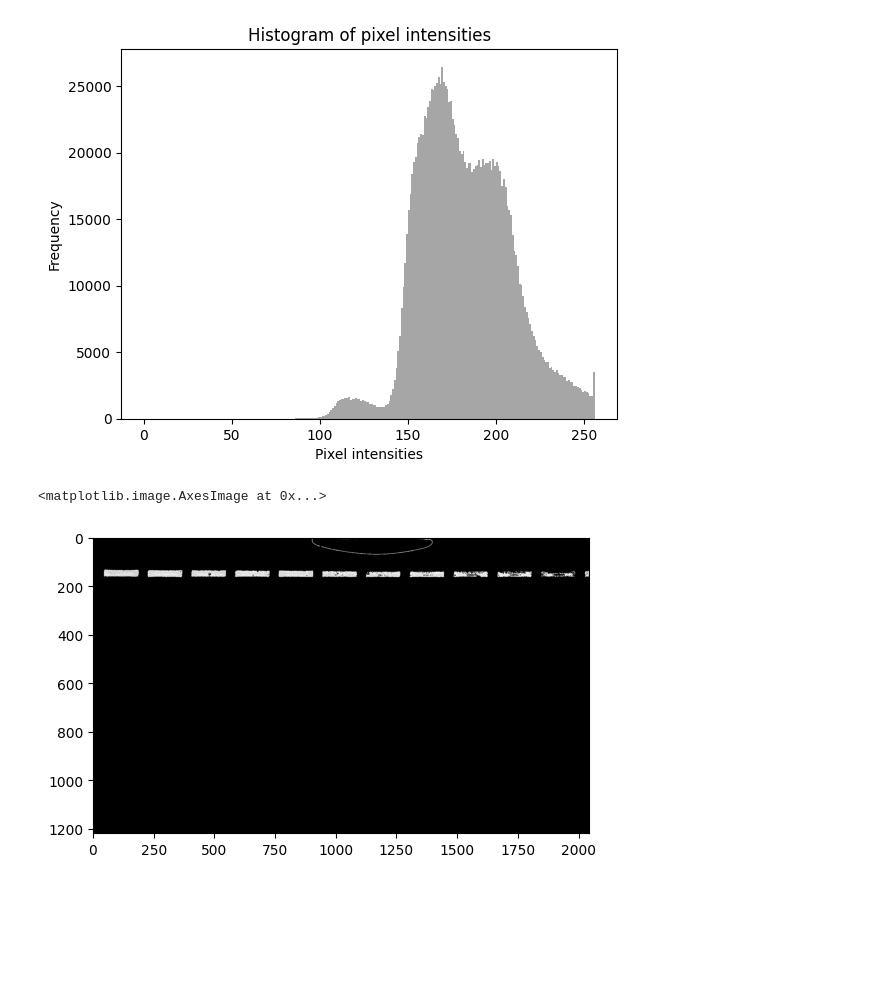
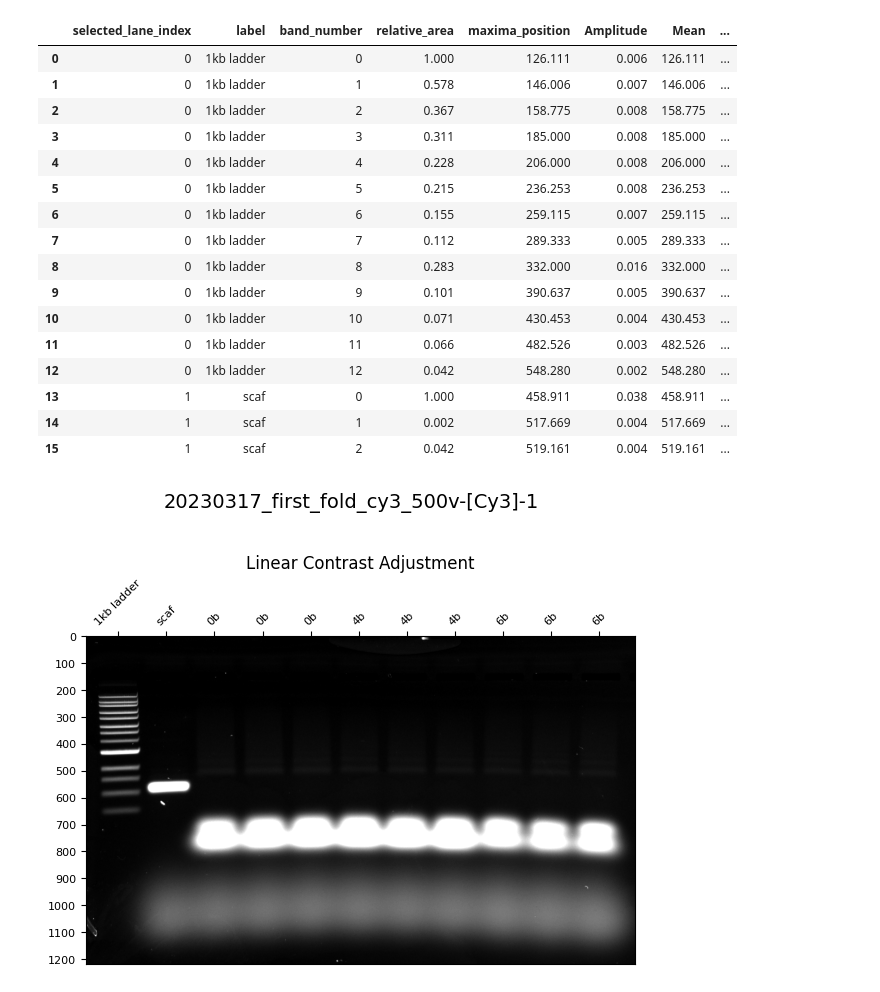
Before and after one commit to ckarfusehr/gelpy, a Jupyter notebook: examples/process_simple_gel.ipynb, the cells around one changed output. Drawn from its saved outputs; the diff is of its cells as text; code cells hidden in the pictures; blank space fills up the shorter version.

```diff
--- a/examples/process_simple_gel.ipynb
+++ b/examples/process_simple_gel.ipynb
@@ -315,34 +10,27 @@ AttributeError: 'TopBottomPlaneFit' object has no attribute 'fit_background'
-# %%
-import matplotlib.pyplot as plt
-import numpy as np
-
-# Assuming `image` is your numpy array
-
-# Flatten the image into 1 dimension: change shape (m,n) to (m*n,1)
-image=gel.Image.gel_image
-pixels = image.flatten()
-
-# Create histogram
-plt.hist(pixels, bins=256, range=[0,256], color='gray', alpha=0.7)
-
-plt.title('Histogram of pixel intensities')
-plt.xlabel('Pixel intensities')
-plt.ylabel('Frequency')
-plt.show()
-
-# Assuming `image` is your numpy array
-# Setting a threshold
-threshold = 130
-
-# Applying the threshold filter
-filtered_image = np.where(image < threshold, image, 0)
-filtered_image2 = np.where(image >= threshold, image, 0)
-
-# Now, `filtered_image` will only contain pixels with intensities less than the threshold.
-# The intensities of all other pixels are set to 0.
-
-plt.imshow(filtered_image, cmap="gray")
-# %% [output]
-[figure, removed]
-<matplotlib.image.AxesImage at 0x...>
-[figure, removed]
+# %%
+
+gel.show_adjusted_images(show_type="linear")
+gel.show_line_profiles(select_lanes=[0,1],
+                       slice_line_profile_length=(100, 900),
+                       fit="gaussian",
+                       maxima_prominence=0.0005, maxima_threshold=0.001,
+                       plot_fits=True)
+# %% [output]
+|  | selected_lane_index | label | band_number | relative_area | maxima_position | Amplitude | Mean | ... |
+| 0 | 0 | 1kb ladder | 0 | 1.000 | 126.111 | 0.006 | 126.111 | ... |
+| 1 | 0 | 1kb ladder | 1 | 0.578 | 146.006 | 0.007 | 146.006 | ... |
+| 2 | 0 | 1kb ladder | 2 | 0.367 | 158.775 | 0.008 | 158.775 | ... |
+| 3 | 0 | 1kb ladder | 3 | 0.311 | 185.000 | 0.008 | 185.000 | ... |
+| 4 | 0 | 1kb ladder | 4 | 0.228 | 206.000 | 0.008 | 206.000 | ... |
+| 5 | 0 | 1kb ladder | 5 | 0.215 | 236.253 | 0.008 | 236.253 | ... |
+| 6 | 0 | 1kb ladder | 6 | 0.155 | 259.115 | 0.007 | 259.115 | ... |
+| 7 | 0 | 1kb ladder | 7 | 0.112 | 289.333 | 0.005 | 289.333 | ... |
+| 8 | 0 | 1kb ladder | 8 | 0.283 | 332.000 | 0.016 | 332.000 | ... |
+| 9 | 0 | 1kb ladder | 9 | 0.101 | 390.637 | 0.005 | 390.637 | ... |
+| 10 | 0 | 1kb ladder | 10 | 0.071 | 430.453 | 0.004 | 430.453 | ... |
+| 11 | 0 | 1kb ladder | 11 | 0.066 | 482.526 | 0.003 | 482.526 | ... |
+| 12 | 0 | 1kb ladder | 12 | 0.042 | 548.280 | 0.002 | 548.280 | ... |
+| 13 | 1 | scaf | 0 | 1.000 | 458.911 | 0.038 | 458.911 | ... |
+| 14 | 1 | scaf | 1 | 0.002 | 517.669 | 0.004 | 517.669 | ... |
+| 15 | 1 | scaf | 2 | 0.042 | 519.161 | 0.004 | 519.161 | ... |
+[figure, added]
```
Also changed, not shown: parts of 4 cells of this notebook, 2 other files.
